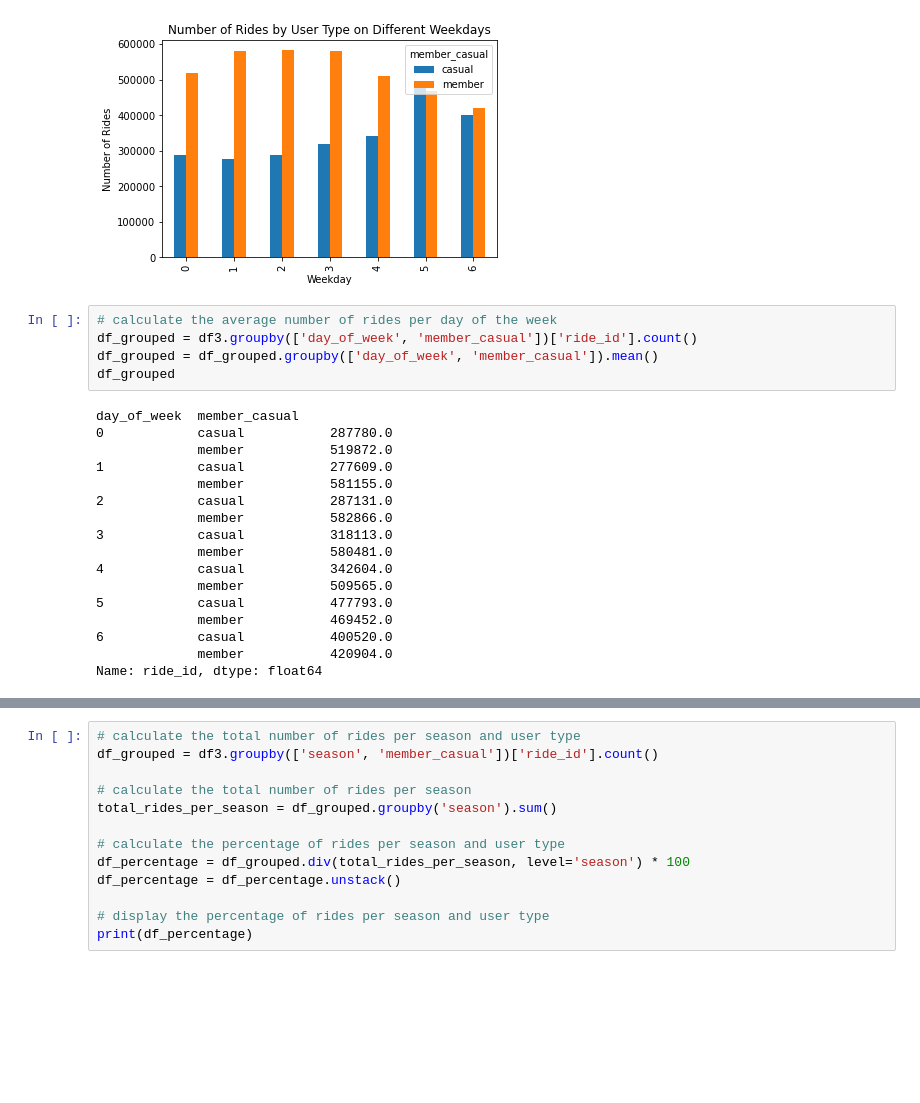
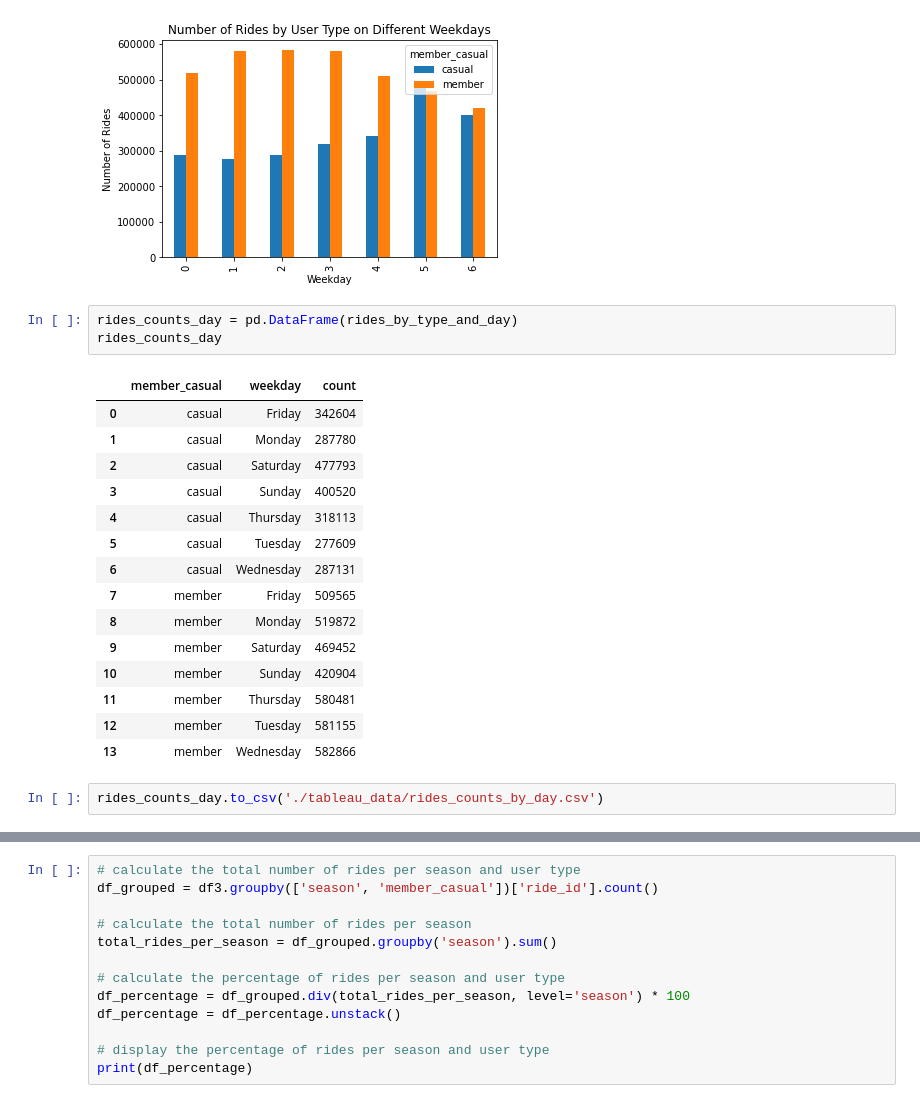
Before and after one commit to lamch0/Cyclistic-Data-Analysis-Project, a Jupyter notebook: notebook.ipynb, the cells around one changed output, grey strips where cells are left out. Drawn from its saved outputs; the diff is of its cells as text; blank space fills up the shorter version.

```diff
--- a/notebook.ipynb
+++ b/notebook.ipynb
@@ -311,25 +355,24 @@ ax.set_title('Number of Rides by User Type on Different Weekdays')
 plt.show()
 # %% [output]
 [figure]
-# %%
-# calculate the average number of rides per day of the week
-df_grouped = df3.groupby(['day_of_week', 'member_casual'])['ride_id'].count()
-df_grouped = df_grouped.groupby(['day_of_week', 'member_casual']).mean()
-df_grouped
-# %% [output]
-day_of_week  member_casual
-0            casual           287780.0
-             member           519872.0
-1            casual           277609.0
-             member           581155.0
-2            casual           287131.0
-             member           582866.0
-3            casual           318113.0
-             member           580481.0
-4            casual           342604.0
-             member           509565.0
-5            casual           477793.0
-             member           469452.0
-6            casual           400520.0
-             member           420904.0
-Name: ride_id, dtype: float64
+# %%
+rides_counts_day = pd.DataFrame(rides_by_type_and_day)
+rides_counts_day
+# %% [output]
+|  | member_casual | weekday | count |
+| 0 | casual | Friday | 342604 |
+| 1 | casual | Monday | 287780 |
+| 2 | casual | Saturday | 477793 |
+| 3 | casual | Sunday | 400520 |
+| 4 | casual | Thursday | 318113 |
+| 5 | casual | Tuesday | 277609 |
+| 6 | casual | Wednesday | 287131 |
+| 7 | member | Friday | 509565 |
+| 8 | member | Monday | 519872 |
+| 9 | member | Saturday | 469452 |
+| 10 | member | Sunday | 420904 |
+| 11 | member | Thursday | 580481 |
+| 12 | member | Tuesday | 581155 |
+| 13 | member | Wednesday | 582866 |
+# %%
+rides_counts_day.to_csv('./tableau_data/rides_counts_by_day.csv')
```
Also changed, not shown: parts of 29 cells of this notebook.
